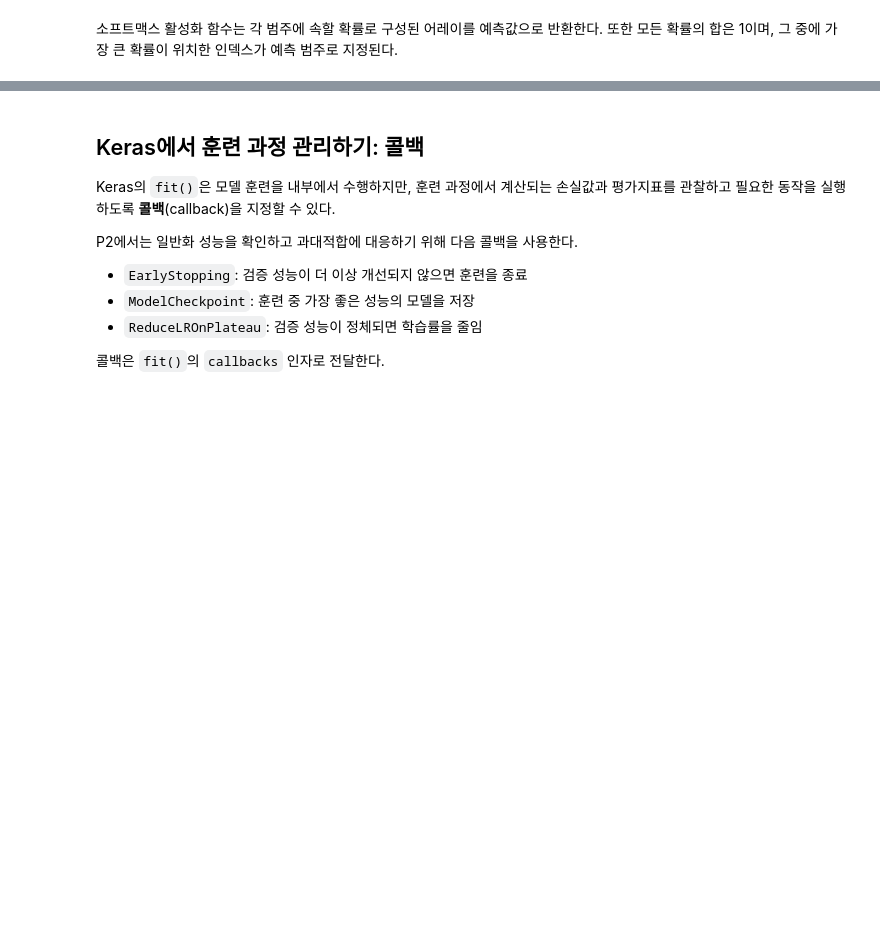
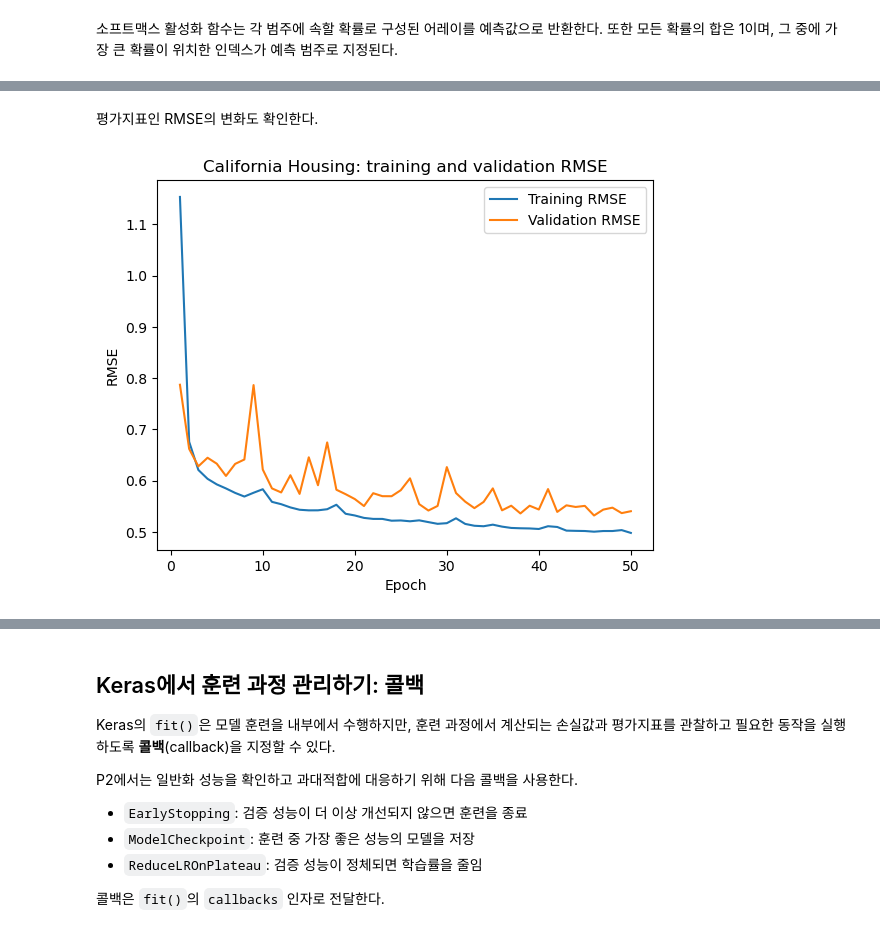
Before and after one commit to codingalzi/code-workout-dlp, a Jupyter notebook: P2_lab_dl_project_types.ipynb, the cells around one changed output, grey strips where cells are left out. Saved outputs shown, nothing was run; the diff lists cells and outputs as text; code cells hidden in the pictures; blank space fills up the shorter version.

```diff
--- a/P2_lab_dl_project_types.ipynb
+++ b/P2_lab_dl_project_types.ipynb
@@ -900,0 +767,13 @@ actual=4.466, predicted=4.403, error=-0.063
+# %% [markdown]
+평가지표인 RMSE의 변화도 확인한다.
+# %%
+plt.figure()
+plt.plot(reg_epochs, regression_history.history["rmse"], label="Training RMSE")
+plt.plot(reg_epochs, regression_history.history["val_rmse"], label="Validation RMSE")
+plt.xlabel("Epoch")
+plt.ylabel("RMSE")
+plt.title("California Housing: training and validation RMSE")
+plt.legend()
+plt.show()
+# %% [output]
+[figure, added]
```
Also changed, not shown: parts of 87 cells of this notebook, 1 other file.
